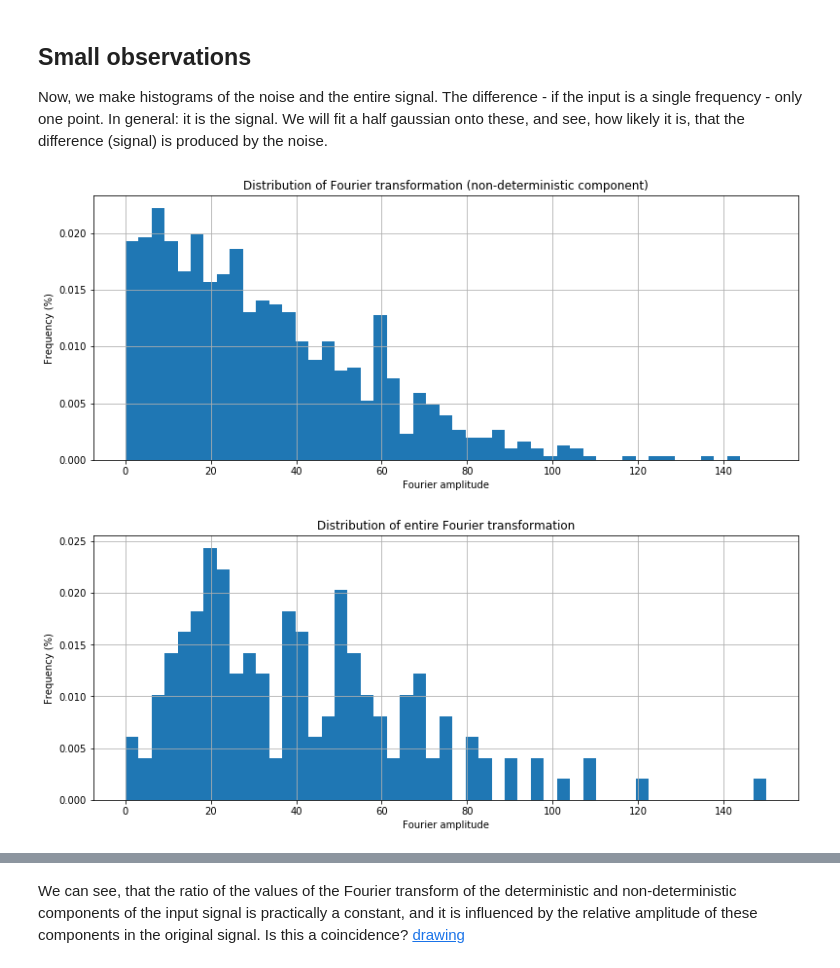
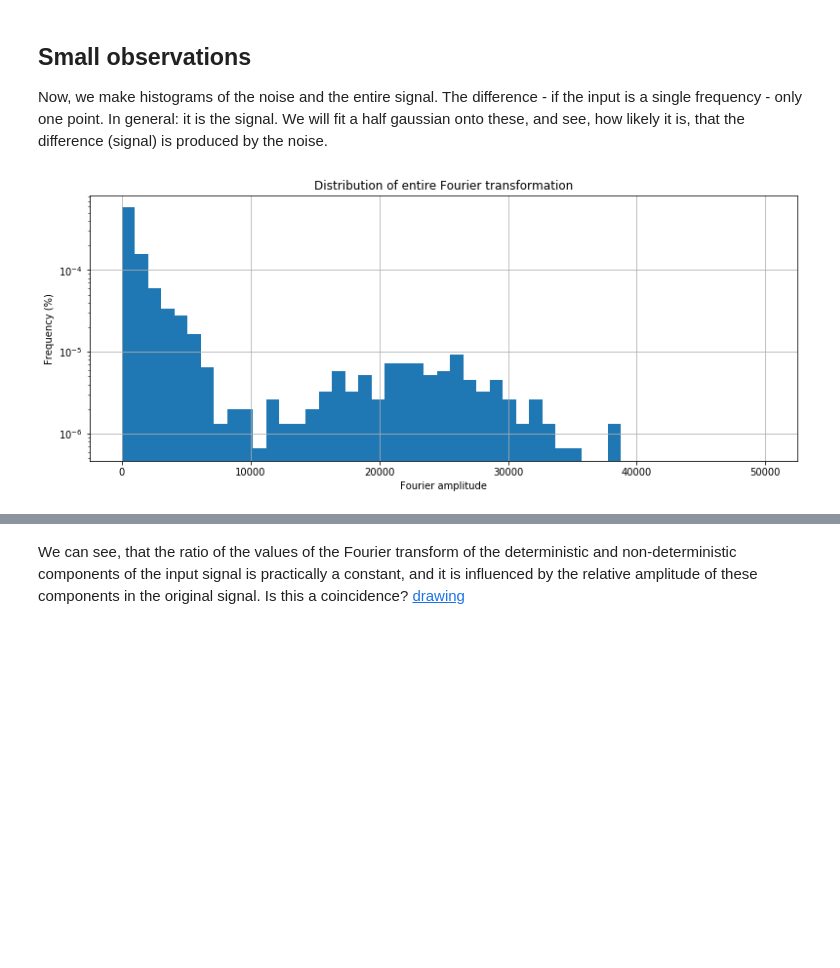
Before and after one commit to martonvavrik/fusion_research, a Jupyter notebook: waves.ipynb, the cells around one changed output, grey strips where cells are left out. Drawn from its saved outputs; the diff is of its cells as text; code cells hidden in the pictures; blank space fills up the shorter version.

```diff
--- a/waves.ipynb
+++ b/waves.ipynb
@@ -362,25 +363,25 @@ plt.show()
 ## Small observations
 Now, we make histograms of the noise and the entire signal. The difference - if the input is a single frequency - only one point. In general: it is the signal. We will fit a half gaussian onto these, and see, how likely it is, that the difference (signal) is produced by the noise.
 # %%
-hist_bins = np.linspace(0.0, 150, 50)
+hist_bins = np.linspace(0, 50000, 50)
 
-plt.figure(figsize=(13,5))
+"""plt.figure(figsize=(13,5))
 plt.hist(yf_noise,hist_bins, density=True)
 plt.title('Distribution of Fourier transformation (non-deterministic component)')
 plt.ylabel('Frequency (%)')
 plt.xlabel('Fourier amplitude')
 plt.grid(True)
-plt.show()
+plt.show()"""
 
 plt.figure(figsize=(13,5))
 plt.hist(yfabs, hist_bins, density=True)
 plt.title('Distribution of entire Fourier transformation')
 plt.ylabel('Frequency (%)')
 plt.xlabel('Fourier amplitude')
+plt.yscale('log')
 plt.grid(True)
 plt.show()
 # %% [output]
-[figure, old version]
+[figure, new version]
-[figure, removed]
 # %%
 plt.figure(figsize=(13,5))
```
Also changed, not shown: parts of 7 cells of this notebook.
